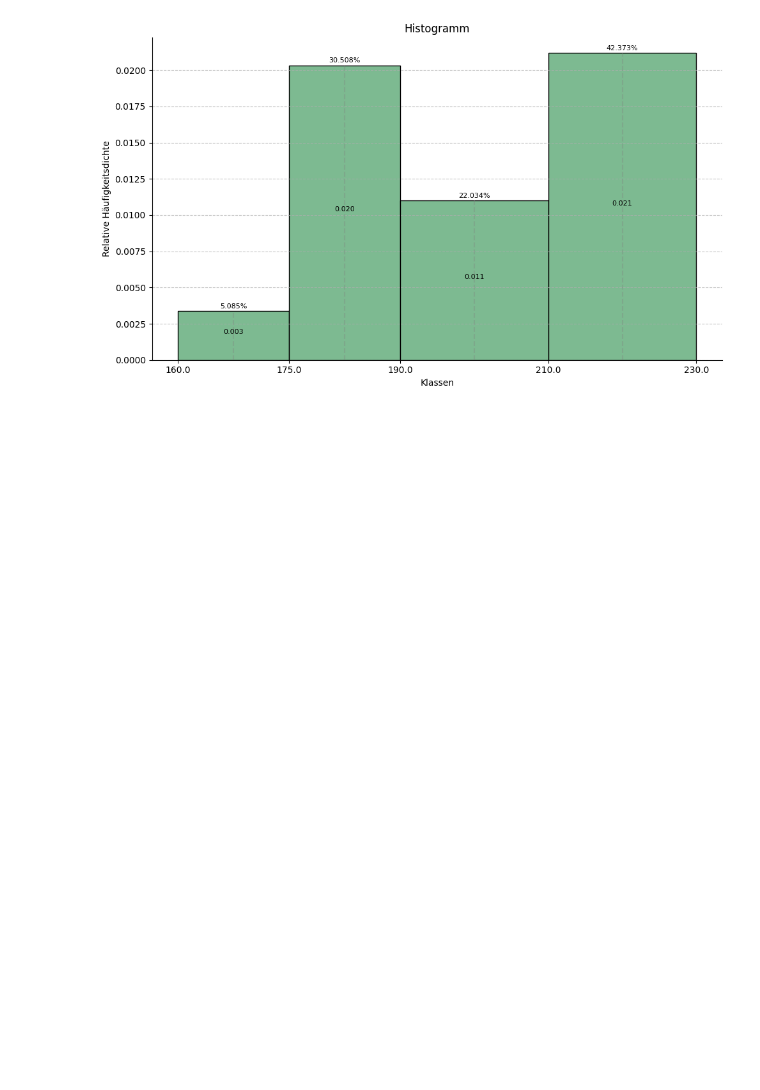
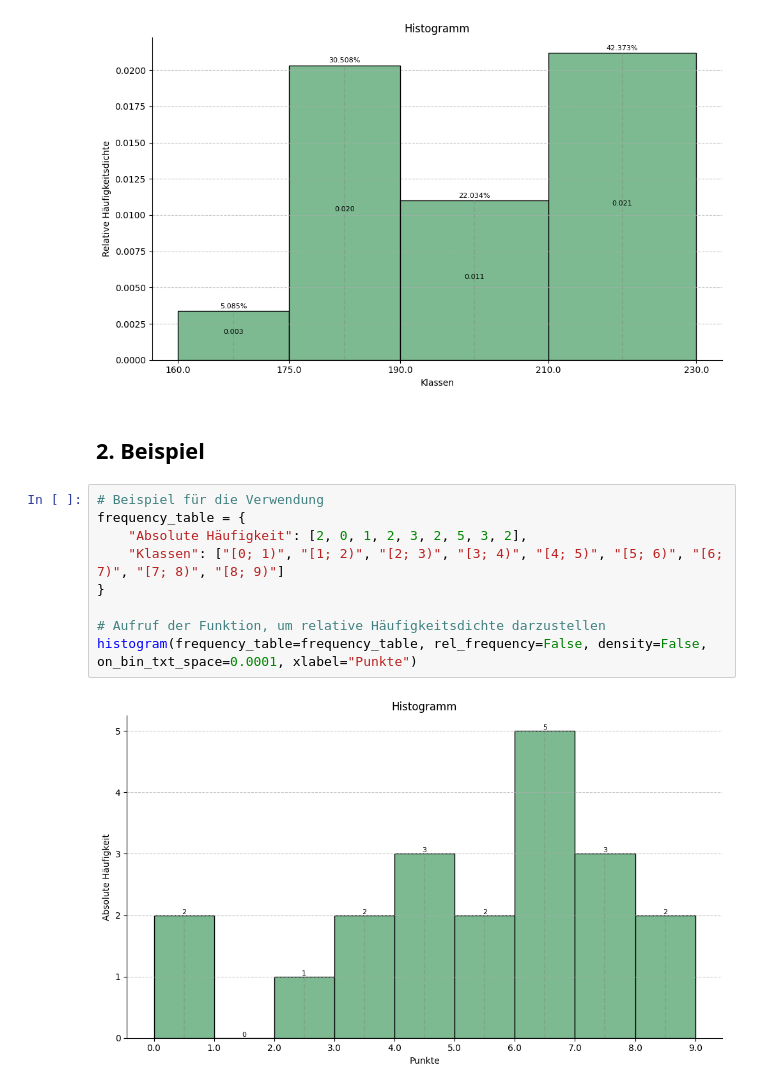
Before and after one commit to StatsTeam/statistik, a Jupyter notebook: tools/Histogramm/histogramm.ipynb, the cells around one changed output. Cells and saved outputs as stored; diff of their text form; blank space fills up the shorter version.

```diff
--- a/tools/Histogramm/histogramm.ipynb
+++ b/tools/Histogramm/histogramm.ipynb
@@ -152,3 +152,16 @@ frequency_table = {
 histogram(frequency_table=frequency_table, rel_frequency=True, density=True, on_bin_txt_space=0.0001)
 # %% [output]
 [figure]
+# %% [markdown]
+## 2. Beispiel
+# %%
+# Beispiel für die Verwendung
+frequency_table = {
+    "Absolute Häufigkeit": [2, 0, 1, 2, 3, 2, 5, 3, 2],
+    "Klassen": ["[0; 1)", "[1; 2)", "[2; 3)", "[3; 4)", "[4; 5)", "[5; 6)", "[6; 7)", "[7; 8)", "[8; 9)"]
+}
+
+# Aufruf der Funktion, um relative Häufigkeitsdichte darzustellen
+histogram(frequency_table=frequency_table, rel_frequency=False, density=False, on_bin_txt_space=0.0001, xlabel="Punkte")
+# %% [output]
+[figure, added]
```
Also changed, not shown: 3 other files.
